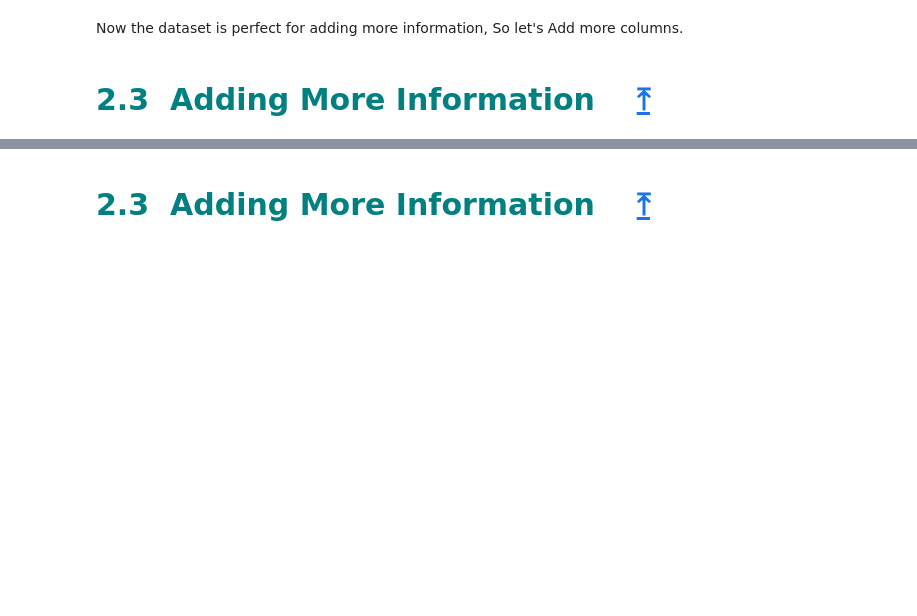
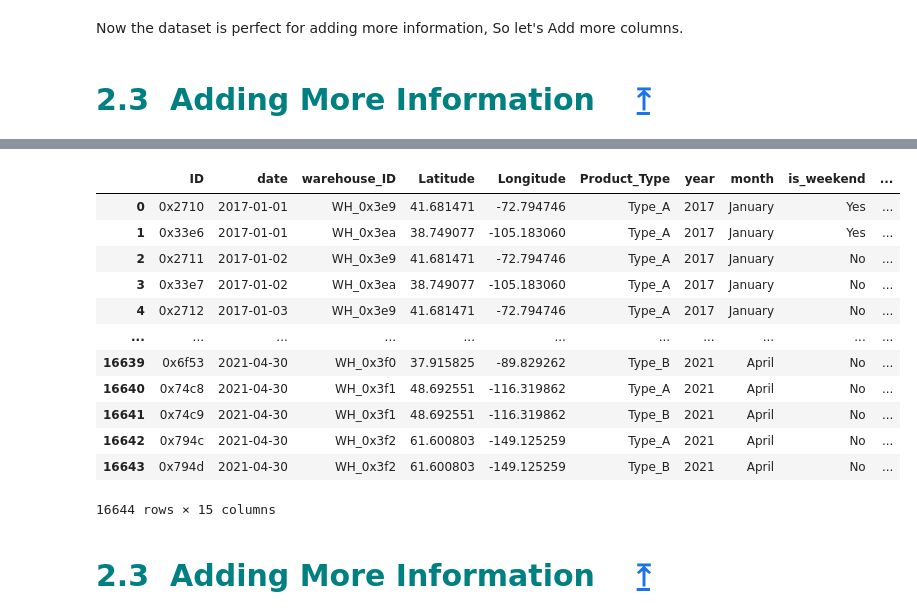
Before and after one commit to piyumaha12/Tredence-Data-Scientist-Hackathon, a Jupyter notebook: demand_forecasting.ipynb, the cells around one changed output, grey strips where cells are left out. Saved outputs shown, nothing was run; the diff lists cells and outputs as text; code cells hidden in the pictures; blank space fills up the shorter version.

Commit message:
holiday df

```diff
--- a/demand_forecasting.ipynb
+++ b/demand_forecasting.ipynb
@@ -301,0 +291,3 @@ DatetimeIndex(['2020-01-02', '2020-01-03', '2020-01-06', '2020-01-07',
+# %%
+start_date_train = train.date[0]
+end_date_train = train.date.iloc[-1]
@@ -302,3 +297,25 @@ DatetimeIndex(['2020-01-02', '2020-01-03', '2020-01-06', '2020-01-07',
+# %%
+holiday_us = pd.DataFrame(pd.date_range(start= start_date_train, end = end_date_train, freq = ushd), columns= ['date'])
+# %%
+holiday_us['Holiday'] = 'No'
+# %%
+train_with_holiday = pd.merge(left = train, right= holiday_us, on = 'date', how = 'left')
+# %%
+train_with_holiday
+# %% [output]
+|  | ID | date | warehouse_ID | Latitude | Longitude | Product_Type | year | month | is_weekend | ... |
+| 0 | 0x2710 | 2017-01-01 | WH_0x3e9 | 41.681471 | -72.794746 | Type_A | 2017 | January | Yes | ... |
+| 1 | 0x33e6 | 2017-01-01 | WH_0x3ea | 38.749077 | -105.183060 | Type_A | 2017 | January | Yes | ... |
+| 2 | 0x2711 | 2017-01-02 | WH_0x3e9 | 41.681471 | -72.794746 | Type_A | 2017 | January | No | ... |
+| 3 | 0x33e7 | 2017-01-02 | WH_0x3ea | 38.749077 | -105.183060 | Type_A | 2017 | January | No | ... |
+| 4 | 0x2712 | 2017-01-03 | WH_0x3e9 | 41.681471 | -72.794746 | Type_A | 2017 | January | No | ... |
+| ... | ... | ... | ... | ... | ... | ... | ... | ... | ... | ... |
+| 16639 | 0x6f53 | 2021-04-30 | WH_0x3f0 | 37.915825 | -89.829262 | Type_B | 2021 | April | No | ... |
+| 16640 | 0x74c8 | 2021-04-30 | WH_0x3f1 | 48.692551 | -116.319862 | Type_A | 2021 | April | No | ... |
+| 16641 | 0x74c9 | 2021-04-30 | WH_0x3f1 | 48.692551 | -116.319862 | Type_B | 2021 | April | No | ... |
+| 16642 | 0x794c | 2021-04-30 | WH_0x3f2 | 61.600803 | -149.125259 | Type_A | 2021 | April | No | ... |
+| 16643 | 0x794d | 2021-04-30 | WH_0x3f2 | 61.600803 | -149.125259 | Type_B | 2021 | April | No | ... |
+16644 rows × 15 columns
 # %% [markdown]
 <a id="2.3"></a>
 ## <span style="font-family: Verdana; font-size: 30px; font-style: normal; font-weight: bold; text-decoration: none; text-transform: none; letter-spacing: 3px; background-color: #ffffff; color: teal;" id="adding_more_information">2.3&nbsp;&nbsp;Adding More Information&nbsp;&nbsp;&nbsp;&nbsp;<a href="#toc">&#10514;</a></center></span>
```
Also changed, not shown: parts of 5 cells of this notebook.
